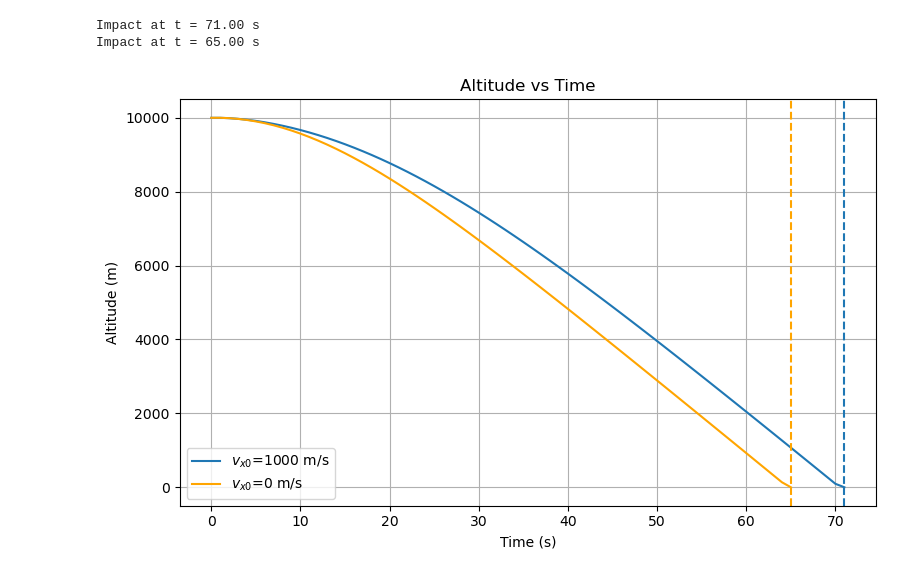
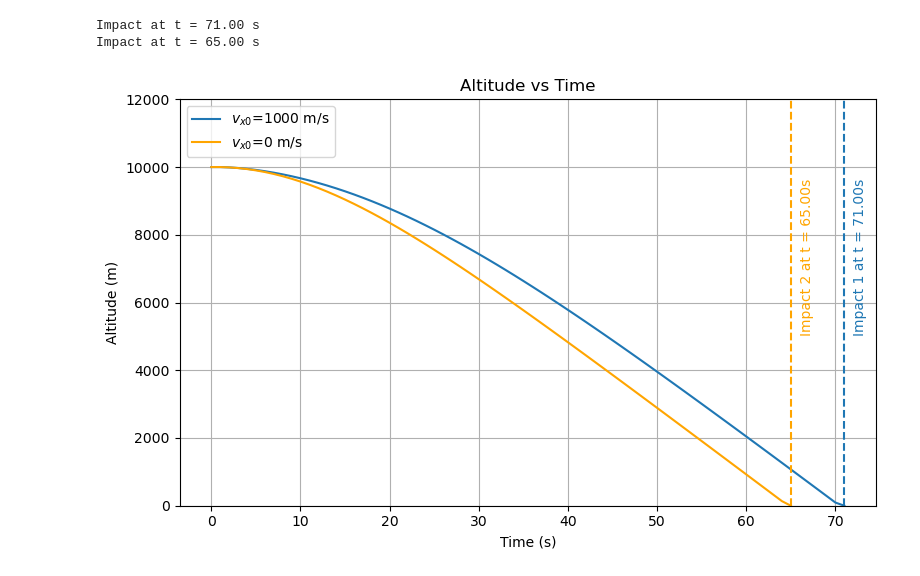
Before and after one commit to spmcadam/computational-physics, a Jupyter notebook: 2D_trajectory.ipynb, the cells around one changed output. Cells and saved outputs as stored; diff of their text form; code cells hidden in the pictures.

```diff
--- a/2D_trajectory.ipynb
+++ b/2D_trajectory.ipynb
@@ -17,36 +17,56 @@ n_steps = 1000 # number of calculations
 dt = sim_time/n_steps
 # %%
 def compute_trajectory(y0, vx0, m):
+
+    """
+    Function that takes initial altitude,
+    horizontal velocity, and mass, and computes a
+    2D trajectory
+    """
+
+    # Initialize arrays
     t = np.zeros(n_steps + 1)
     r = np.zeros((n_steps + 1, 2))
     v = np.zeros((n_steps + 1, 2))
 
+    # Set starting pos and vel from function inputs
     r[0] = [0.0, y0]
     v[0] = [vx0, 0.0]
 
+    # Used for computing impact time
     impact_idx = None
 
+    # For loop to update position and velocity
     for i in range(n_steps):
+        # Calculate speed from vel
         speed    = np.linalg.norm(v[i])
+        # Compute drag direction as opp. to vel, unless vel=0
         drag_dir = -v[i]/speed if speed > 0 else np.array([0.0, 0.0])
+        # Compute force of drag
         F_drag   = 0.5 * coef * x_area * speed**2 * drag_dir
+        # Compute total acceleration
         acc      = g_vec + F_drag / m
 
+        # Update time, position and vel
         t[i+1] = t[i] + dt
         r[i+1] = r[i] + v[i] * dt
         v[i+1] = v[i] + acc  * dt
 
+        # Assign impact index if crash has happened
         if r[i+1, 1] <= 0.0:
             r[i+1, 1] = 0.0
             impact_idx = i + 1
             break
 
+    # Update impact index if not crashed yet
     if impact_idx is None:
         impact_idx = n_steps
 
+    # Converts index to seconds
     impact_time = t[impact_idx]
 
-    last = impact_idx + 1          # inclusive slice
+    # Cuts off all arrays when crash has happened
+    last = impact_idx + 1
     t, r, v = t[:last], r[:last], v[:last]
 
     print(f"Impact at t = {impact_time:.2f} s")
@@ -60,15 +80,18 @@ Impact at t = 65.00 s
 # %%
 plt.figure(figsize=(8, 5))
 plt.plot(t1, r1[:, 1], label=r'$v_{x0}$=1000 m/s')
 plt.plot(t2, r2[: ,1], label=r'$v_{x0}$=0 m/s', color='orange')
 plt.axvline(impact_time1, linestyle='--')
+plt.text(impact_time1 + 1, 5000, f"Impact 1 at t = {impact_time1:.2f}s", rotation=90, color='#1f77b4', va='bottom')
 plt.axvline(impact_time2, linestyle='--', color='orange')
+plt.text(impact_time2 + 1, 5000, f"Impact 2 at t = {impact_time2:.2f}s", rotation=90, color='orange', va='bottom')
 plt.xlabel("Time (s)")
 plt.ylabel("Altitude (m)")
+plt.ylim(0,12000)
 plt.title("Altitude vs Time")
 plt.grid(True)
 plt.tight_layout()
 plt.legend()
 plt.show()
 # %% [output]
-[figure, old version]
+[figure, new version]
```
